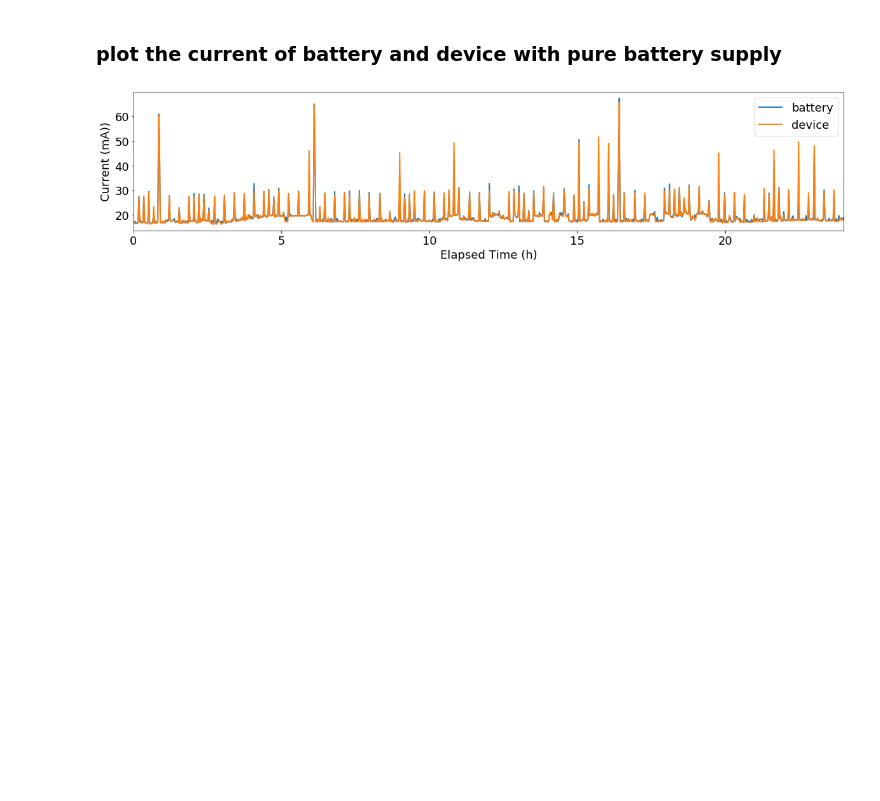
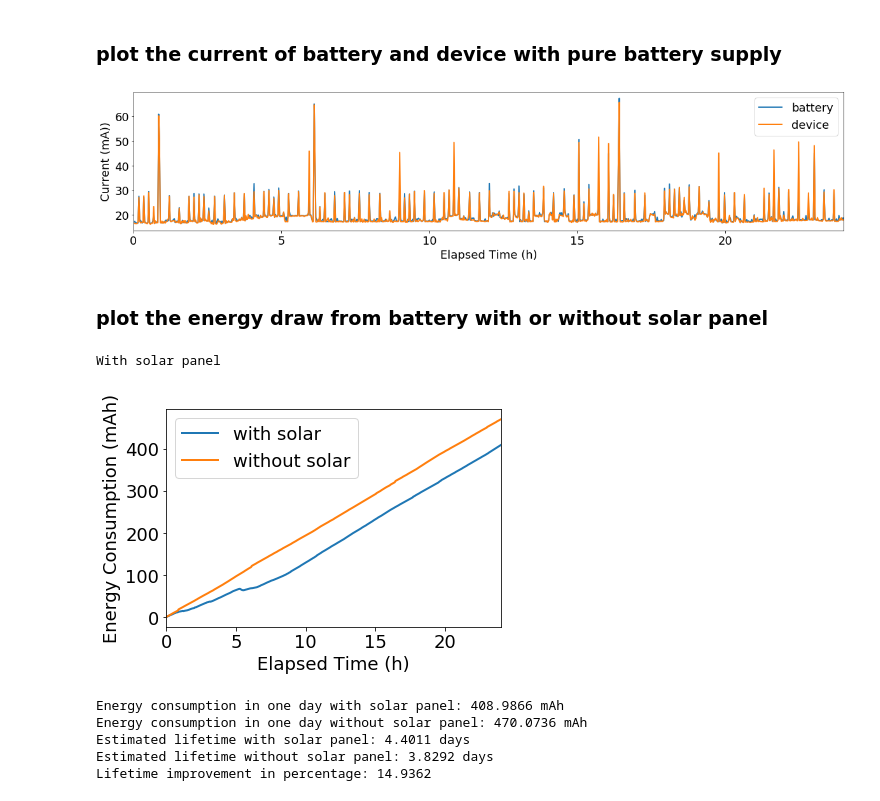
Before and after one commit to Orienfish/CSE291KW20, a Jupyter notebook: Power_Measure/plot.ipynb, the cells around one changed output. Saved outputs shown, nothing was run; the diff lists cells and outputs as text; code cells hidden in the pictures; blank space fills up the shorter version.

Commit message:
add energy plot and calculation

```diff
--- a/Power_Measure/plot.ipynb
+++ b/Power_Measure/plot.ipynb
@@ -6,21 +6,32 @@ from datetime import timedelta
 import numpy as np
 smooth_N = 10 # add smoothing
 def read_file(file_path):
+    '''
+    Extrace voltage, current and power traces under a smoothing factor.
+    Calculate the energy cumulating trace and add it as another column in trace.
+    '''
     trace = []
     with open(file_path, 'r') as f:
         # extract start time from start time
         first_line = f.readline()
         data = first_line.strip().split(',')
         start_time = datetime.strptime(data[0], '%H:%M:%S.%f')
+        last_time = start_time
         negFlag = False # use a flag to avoid loops
         breakFlag = False
+        energy = 0.0
         while True:
             buf = []
             for i in range(0, smooth_N):
                 line = f.readline()
                 data = line.strip().split(',')
                 cur_time = datetime.strptime(data[0], '%H:%M:%S.%f')
-                elapsed_time_h = (cur_time - start_time).total_seconds() / 3600 # elapsed time in hours
+                # elapsed time in hours
+                elapsed_time_h = (cur_time - start_time).total_seconds() / 3600
+                # delta time in seconds
+                delta_h = (cur_time - last_time).total_seconds() / 3600
+                delta_h = max(delta_h, 0) # gurantee delta time is positive
+                last_time = cur_time
                 if elapsed_time_h < 0:
                     # add another day to avoid negative elapsed time
                     negFlag = True
@@ -34,7 +45,8 @@ def read_file(file_path):
                 volt = float(data[1]) # V
                 curr = float(data[2]) # mA
                 pwr = float(data[3]) # mW
-                buf.append([elapsed_time_h, volt, curr, pwr])
+                energy += (curr * delta_h) # mAh
+                buf.append([elapsed_time_h, volt, curr, pwr, energy])
 
             # use the average
             if len(buf) != 0: # buf is not empty
@@ -116,2 +128,35 @@ plt.savefig('./curr_bat.png', dpi=300)
 # %% [output]
 [figure]
+# %% [markdown]
+### plot the energy draw from battery with or without solar panel
+# %%
+plt.figure()
+plt.plot(bat_solar[:, 0], bat_solar[:, 4], linewidth=2.0, label='with solar')
+plt.plot(bat_bat[:, 0], bat_bat[:, 4], linewidth=2.0, label='without solar')
+plt.xlim((0, 24))
+plt.xlabel('Elapsed Time (h)', fontsize=18)
+plt.ylabel('Energy Consumption (mAh)', fontsize=18)
+plt.tick_params(labelsize=18)
+plt.legend(fontsize=18)
+plt.savefig('./img/energy.png', dpi=300)
+# %% [output]
+With solar panel
+[figure, added]
+# %%
+# print estimated lifetime in two cases
+energy_w = bat_solar[-1, 4] # total energy consumption in one day with solar panel
+energy_wo = bat_bat[-1, 4] # total energy consumption in one day without solar panel
+print('Energy consumption in one day with solar panel: %.4f mAh' % energy_w)
+print('Energy consumption in one day without solar panel: %.4f mAh' % energy_wo)
+capacity = 1800 # 1800 mAh
+lifetime_w = capacity / energy_w
+lifetime_wo = capacity / energy_wo
+print('Estimated lifetime with solar panel: %.4f days' % lifetime_w)
+print('Estimated lifetime without solar panel: %.4f days' % lifetime_wo)
+print('Lifetime improvement in percentage: %.4f' % ((lifetime_w - lifetime_wo) / lifetime_wo * 100))
+# %% [output]
+Energy consumption in one day with solar panel: 408.9866 mAh
+Energy consumption in one day without solar panel: 470.0736 mAh
+Estimated lifetime with solar panel: 4.4011 days
+Estimated lifetime without solar panel: 3.8292 days
+Lifetime improvement in percentage: 14.9362
```
Also changed, not shown: parts of 4 cells of this notebook, 2 other files.
